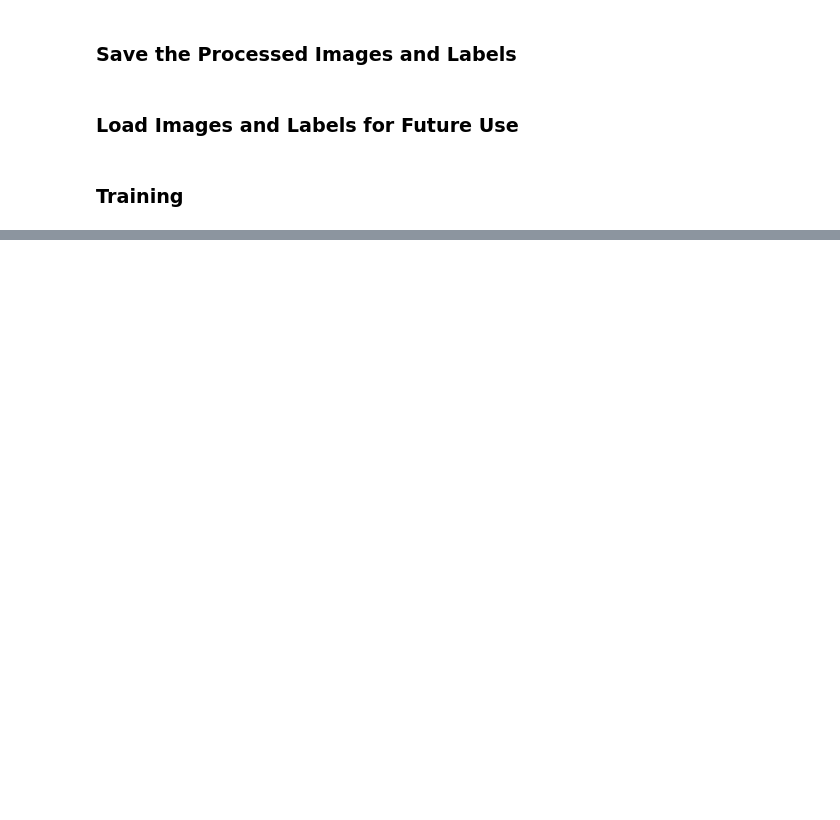
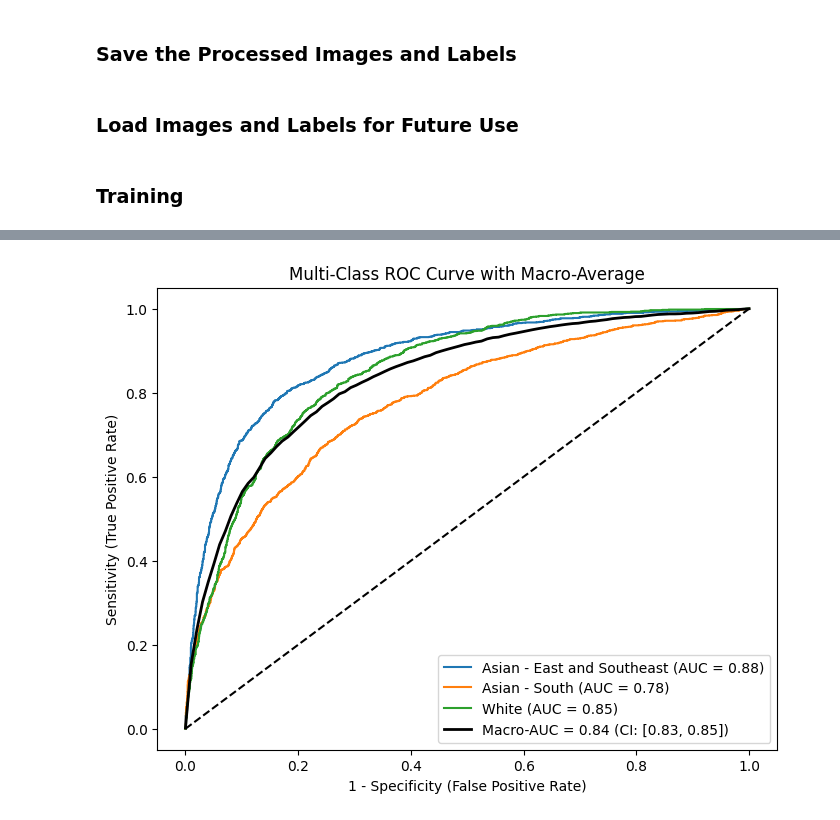
Before and after one commit to Ollivvt/AI-ethnicity-med-image, a Jupyter notebook: Mammo/BDen_EfficientNetB3_DA_0218.ipynb, the cells around one changed output, grey strips where cells are left out. Cells and saved outputs as stored; diff of their text form; code cells hidden in the pictures; blank space fills up the shorter version.

```diff
--- a/Mammo/BDen_EfficientNetB3_DA_0218.ipynb
+++ b/Mammo/BDen_EfficientNetB3_DA_0218.ipynb
@@ -623,0 +663,84 @@ Multi-Class AUC-ROC Score: 0.8170
+# %%
+from sklearn.metrics import roc_auc_score, roc_curve, auc
+from sklearn.preprocessing import label_binarize
+
+# Get softmax probabilities (required for ROC & AUC)
+y_probs = model_lcc.predict(test_lcc_dataset)
+
+# Convert true labels into a NumPy array
+true_labels = np.array(true_labels)
+
+# Binarize true labels (One-hot encoding)
+num_classes = y_probs.shape[1]
+true_labels_bin = label_binarize(true_labels, classes=np.arange(num_classes))
+
+# Reverse mapping: Now we map class indices to class names
+lcc_label_reverse_mapping = {v: k for k, v in lcc_label_mapping.items()}
+print("Reversed Class Mapping:", lcc_label_reverse_mapping)  # Debugging output
+
+# Compute AUC-ROC scores for each class
+auc_scores = {}
+roc_data = []  # Store ROC curve data for CSV
+auc_values = []  # Store AUC values for macro-average computation
+mean_tpr = np.zeros(100)  # Store interpolated TPRs for macro-curve
+all_fpr = np.linspace(0, 1, 100)  # Standardized FPR values
+
+plt.figure(figsize=(8, 6))
+
+# Ensure correct mapping of class indices
+for class_index in sorted(lcc_label_reverse_mapping.keys()):  # Now using numeric indices
+    class_name = lcc_label_reverse_mapping[class_index]  # Get correct class name
+
+    fpr, tpr, _ = roc_curve(true_labels_bin[:, class_index], y_probs[:, class_index])
+    roc_auc = auc(fpr, tpr)
+
+    auc_scores[class_name] = roc_auc
+    auc_values.append(roc_auc)
+
+    # Interpolate TPR for macro-AUC curve
+    mean_tpr += np.interp(all_fpr, fpr, tpr)
+
+    # Save ROC curve data
+    for j in range(len(fpr)):
+        roc_data.append([class_name, fpr[j], tpr[j]])
+
+    # Plot each class ROC curve
+    plt.plot(fpr, tpr, label=f'{class_name} (AUC = {roc_auc:.2f})')
+
+# Compute Macro-Averaged AUC
+mean_tpr /= num_classes  # Average the TPRs
+macro_auc = auc(all_fpr, mean_tpr)
+
+# Compute 95% CI for Macro-AUC
+n_total = len(true_labels)
+se_macro_auc = np.sqrt((macro_auc * (1 - macro_auc)) / n_total)
+ci_macro_lower = max(macro_auc - 1.96 * se_macro_auc, 0.0)
+ci_macro_upper = min(macro_auc + 1.96 * se_macro_auc, 1.0)
+
+# Save macro AUC
+auc_scores["Macro_Average"] = macro_auc
+auc_scores["Macro_Average_CI"] = (ci_macro_lower, ci_macro_upper)
+
+# Plot Macro-AUC Curve
+plt.plot(all_fpr, mean_tpr, color='black', linestyle='-', linewidth=2,
+        label=f'Macro-AUC = {macro_auc:.2f} (CI: [{ci_macro_lower:.2f}, {ci_macro_upper:.2f}])')
+
+# Plot diagonal reference line
+plt.plot([0, 1], [0, 1], 'k--')
+
+plt.xlabel('1 - Specificity (False Positive Rate)')
+plt.ylabel('Sensitivity (True Positive Rate)')
+plt.title('Multi-Class ROC Curve with Macro-Average')
+plt.legend()
+plt.show()
+
+# Save AUC & ROC data to CSV (for R processing)
+roc_df = pd.DataFrame(roc_data, columns=['Class', '1 - Specificity (False Positive Rate)', 'Sensitivity (True Positive Rate)'])
+auc_df = pd.DataFrame(auc_scores.items(), columns=['Class', 'AUC'])
+
+roc_df.to_csv("ROC_Data.csv", index=False)
+auc_df.to_csv("AUC_Scores.csv", index=False)
+
+print("\nMulti-Class AUC-ROC Score per Class and Macro-AUC with CI:")
+print(auc_df)
+# %% [output]
@@ -623,0 +749 @@ Multi-Class AUC-ROC Score: 0.8170
+[figure, added]
```
Also changed, not shown: parts of 11 cells of this notebook.
